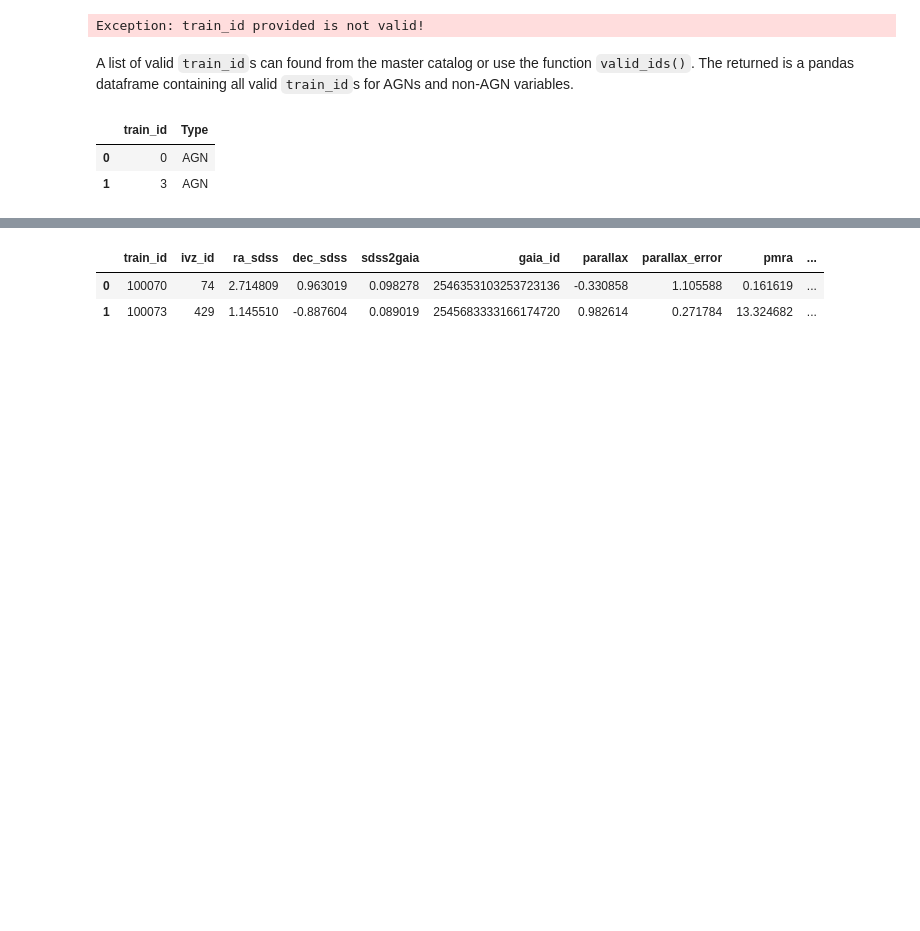
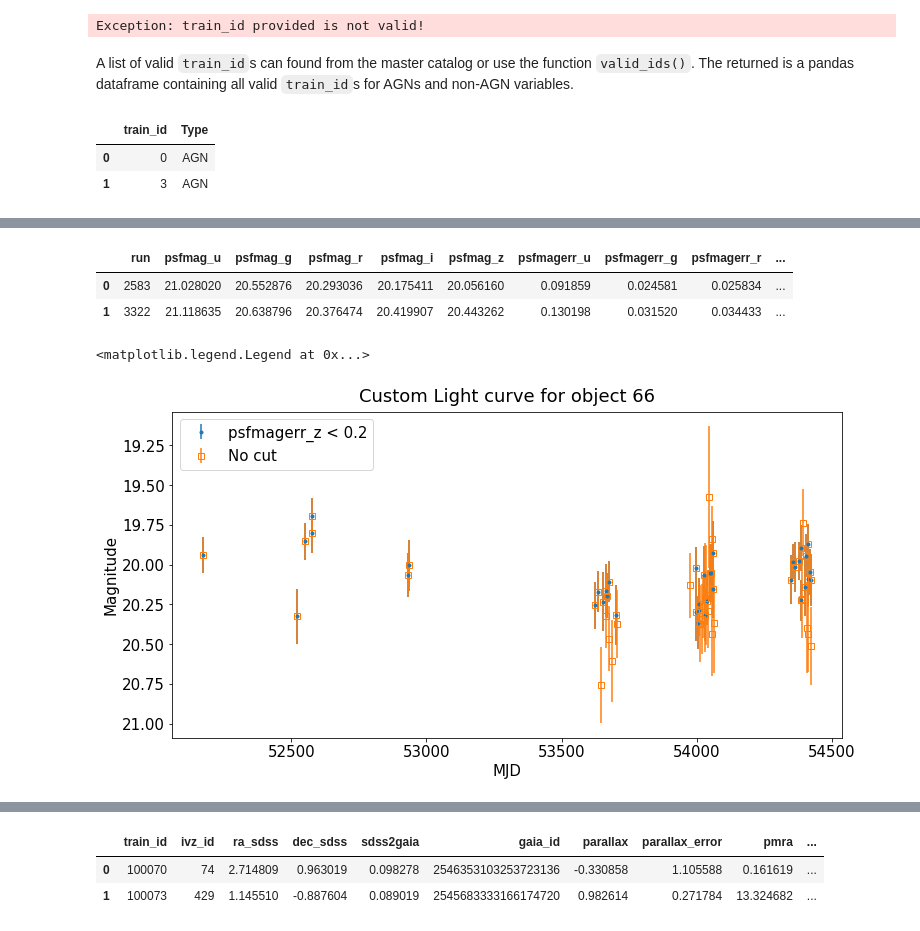
Before and after one commit to RichardsGroup/LSST_training, a Jupyter notebook: Script_NBs/Get_started.ipynb, the cells around one changed output, grey strips where cells are left out. Cells and saved outputs as stored; diff of their text form; code cells hidden in the pictures; blank space fills up the shorter version.

```diff
--- a/Script_NBs/Get_started.ipynb
+++ b/Script_NBs/Get_started.ipynb
@@ -163,2 +204,29 @@ plot_merge_gri(66)
+# %%
+# first get the light curve data
+qso_66 = get_sdss_qso(66, clip=False)
+qso_66.head(2)
+# %% [output]
+|  | run | psfmag_u | psfmag_g | psfmag_r | psfmag_i | psfmag_z | psfmagerr_u | psfmagerr_g | psfmagerr_r | ... |
+| 0 | 2583 | 21.028020 | 20.552876 | 20.293036 | 20.175411 | 20.056160 | 0.091859 | 0.024581 | 0.025834 | ... |
+| 1 | 3322 | 21.118635 | 20.638796 | 20.376474 | 20.419907 | 20.443262 | 0.130198 | 0.031520 | 0.034433 | ... |
+# %%
+# make a custom LC plot
+fig = plt.figure(figsize=(12,6))
+
+x = qso_66.mjd_z[qso_66.psfmagerr_z < 0.2]
+y = qso_66.dered_z[qso_66.psfmagerr_z < 0.2]
+err = qso_66.psfmagerr_z[qso_66.psfmagerr_z < 0.2]
+plt.errorbar(x, y, err, fmt='.' , label='psfmagerr_z < 0.2')
+plt.errorbar(qso_66.mjd_z, qso_66.dered_z, qso_66.psfmagerr_z, \
+             fmt='s', markerfacecolor='none', label='No cut' )
+
+plt.gca().invert_yaxis()
+plt.title('Custom Light curve for object {}'.format(66))
+plt.xlabel('MJD')
+plt.ylabel('Magnitude')
+plt.legend(fontsize=15, loc=2)
+# %% [output]
+<matplotlib.legend.Legend at 0x...>
+[figure, added]
 # %% [markdown]
 ---
```
Also changed, not shown: parts of 26 cells of this notebook, 1 other file.
